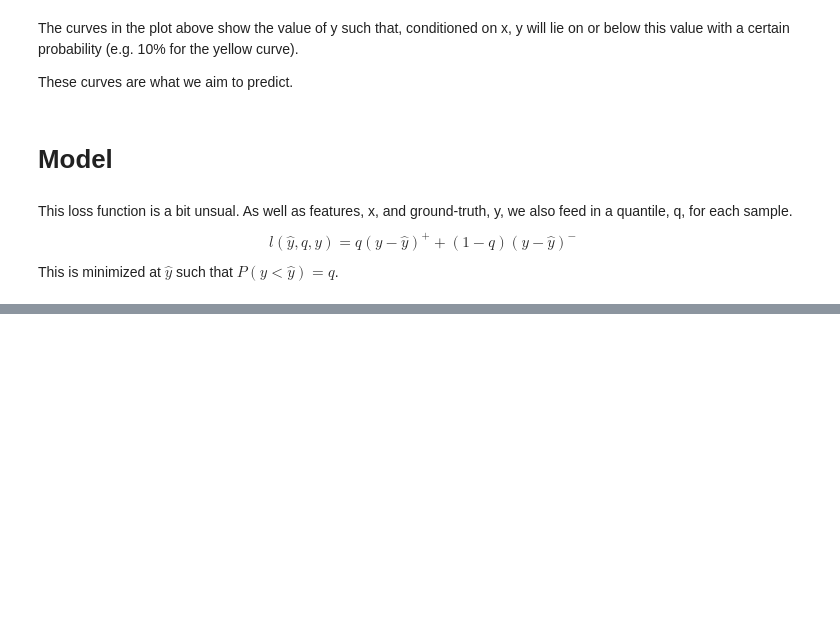
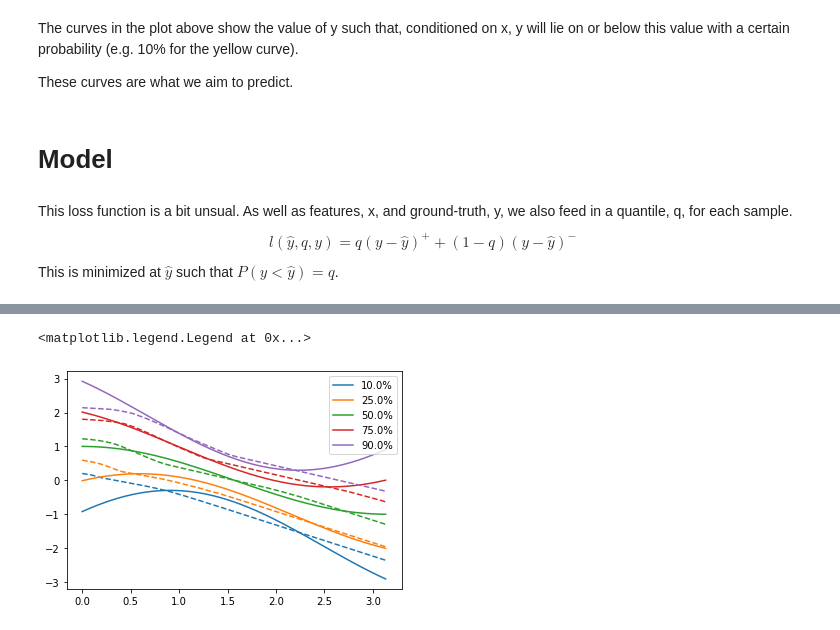
Before and after one commit to harrybraviner/neural_cdf, a Jupyter notebook: basic_example.ipynb, the cells around one changed output, grey strips where cells are left out. Saved outputs shown, nothing was run; the diff lists cells and outputs as text; code cells hidden in the pictures; blank space fills up the shorter version.

Commit message:
Added random drawing of q values

```diff
--- a/basic_example.ipynb
+++ b/basic_example.ipynb
@@ -55,6 +55,8 @@ num_batches = 10001
 print_batch_freq = 500
 # %%
 init_fun, mlp_fun = stax.serial(
+    stax.Dense(64),
+    stax.Relu,
     stax.Dense(64),
     stax.Relu,
     stax.Dense(1)
@@ -87,6 +89,7 @@ opt_init, opt_update, get_params = optimizers.adam(step_size)
 opt_state = opt_init(params)
 # %%
 batch_rng = np.random.RandomState(9876)
+q_rng = np.random.RandomState(5678)
 
 loss_acc = 0.0
 
@@ -94,7 +97,8 @@ for batch_idx in range(num_batches):
     data_idx = batch_rng.choice(len(dataset[0]), size=batch_size)
     x = jnp.array(dataset[0][data_idx].reshape((-1, 1)))
     y = jnp.array(dataset[1][data_idx])
-    q = jnp.array([0.5 for _ in y]) # FIXME
+
+    q = q_rng.choice([0.1, 0.25, 0.5, 0.75, 0.9], size=batch_size)
 
     params, opt_state, loss = update(params, x, q, y, opt_state)
     loss_acc += loss
@@ -123,0 +128,20 @@ Batch: 10001, loss: 0.3286983370780945
+# %%
+def get_modelled_ppf(q):
+    x_vals = jnp.arange(start=0.0, stop=jnp.pi, step=0.01).reshape((-1, 1))
+    q_vals = jnp.array([q for _ in x_vals])
+    x_extended = jnp.hstack([x_vals, q_vals.reshape((-1, 1))])
+    y_vals = mlp_fun(params, x_extended).reshape(-1)
+
+    return np.array(x_vals), np.array(y_vals)
+# %%
+for q, color in zip([0.1, 0.25, 0.5, 0.75, 0.9], plt.rcParams['axes.prop_cycle'].by_key()['color']):
+    # Ground truth
+    x_vals, y_vals = get_conditional_ppf(dataset[0], q)
+    plt.plot(x_vals, y_vals, linestyle='-', color=color, label=f'{100.0*q}%')
+    # Model
+    x_vals, y_vals = get_modelled_ppf(q)
+    plt.plot(x_vals, y_vals, linestyle='--', color=color)
+plt.legend()
+# %% [output]
+<matplotlib.legend.Legend at 0x...>
+[figure, added]
```
Also changed, not shown: parts of 1 cell of this notebook.
